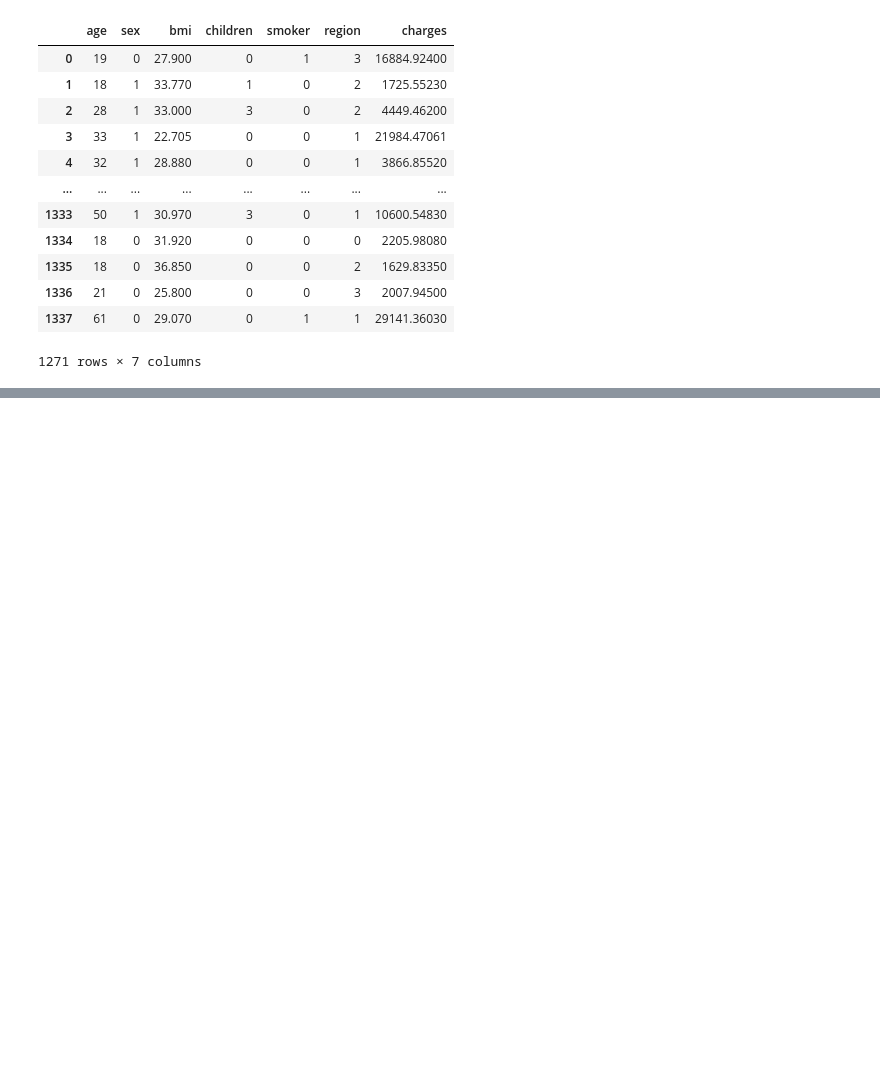
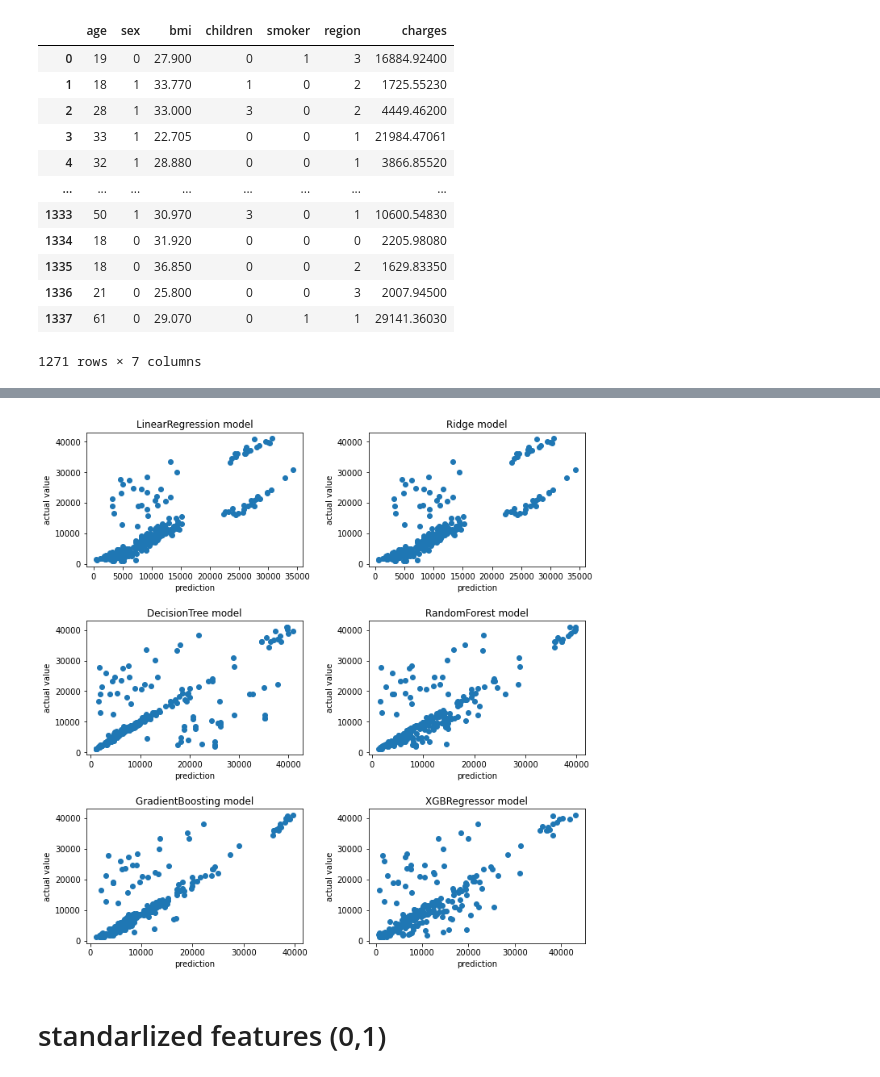
Before and after one commit to isoori/Insurancee, a Jupyter notebook: Untitled.ipynb, the cells around one changed output, grey strips where cells are left out. Cells and saved outputs as stored; diff of their text form; code cells hidden in the pictures; blank space fills up the shorter version.

```diff
--- a/Untitled.ipynb
+++ b/Untitled.ipynb
@@ -194 +193,21 @@ Regressor(models,x_train,x_test,y_train,y_test)
 | XGBRegressor | 0.620384 | 3362.416326 | 36395976.012334 | 6032.907758 |
+# %%
+plt.figure(figsize=(10,10))
+i=1
+
+for key,item in models.items():
+    plt.subplot(3,2,i)
+    BEST = item
+    BEST.fit(x_train,y_train)
+    prediction = BEST.predict(x_test)
+    plt.scatter(x=prediction,y=y_test)
+    plt.title(f'{key} model')
+    plt.xlabel('prediction')
+    plt.ylabel('actual value')
+    i+=1
+    plt.tight_layout(pad=2)
+plt.show()
+# %% [output]
+[figure, added]
+# %% [markdown]
+# standarlized features (0,1)
```
Also changed, not shown: parts of 24 cells of this notebook.
